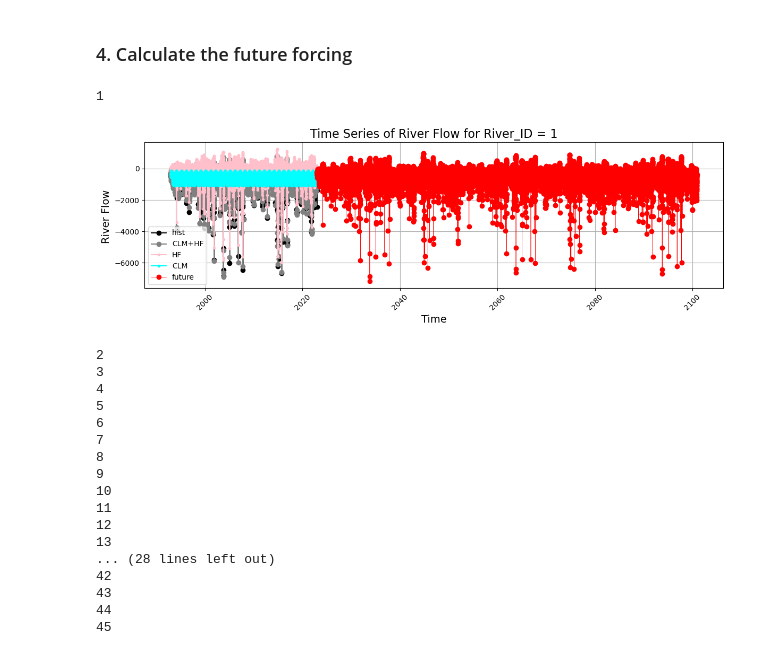
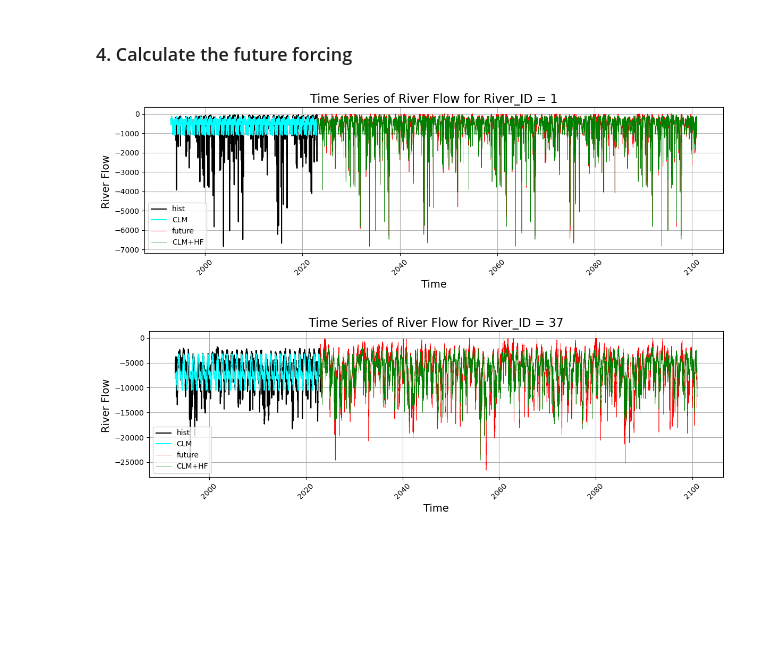
Before and after one commit to Zhu-Yifan/LO_user, a Jupyter notebook: misc/create_45_rivers_forcing_02.ipynb, the cells around one changed output. Cells and saved outputs as stored; diff of their text form; code cells hidden in the pictures; blank space fills up the shorter version.

Commit message:
river_forcing_02

```diff
--- a/misc/create_45_rivers_forcing_02.ipynb
+++ b/misc/create_45_rivers_forcing_02.ipynb
@@ -30,7 +30,7 @@ dt = xr.open_dataset(f'{in_dir}/climatology/river_flow_high_freq.nc')
 * use the time series of percentage change × (CLM_1993-2022)
 # %%
 # read daily delta_percent_change from GFDL ESM4.0
-percent = xr.open_dataset(f'{in_dir}/climatology/river_flow_percen_change_daily.nc')
+percent = xr.open_dataset(f'{in_dir}/climatology/river_flow_percent_change_daily.nc')
 # %%
 # CLM only has 366 day of year, broadcast the CLM for the whole time period,
 CLM_1993_2022 = ds['river_transport'].sel(dayofyear=dt['river_time'].dt.dayofyear)
@@ -61,48 +61,44 @@ sum_extended = sum_extended.assign_coords(time=percent.time)
 # %%
 # finally the future forcing
 fut_2023_2100 = sum_extended + delta
+# %%
+FUT_2023_2100 = fut_2023_2100.to_dataset(name="future_flow")
+SUM_extended = sum_extended.to_dataset(name="clm_hf_flow")
+future = xr.merge([FUT_2023_2100, SUM_extended])
+# %%
+# Plot the historical + future change over time
+num_river = np.size(sum['river'])
+for i in np.arange(1,num_river+1):
+    mean_future = np.mean(future['future_flow'].sel(river =i).values)
+    mask1 = (mean_future > 0) & (future['future_flow'].sel(river=i) < 0)
+    mask2 = (mean_future < 0) & (future['future_flow'].sel(river=i) > 0)
+    # Replace values where mask1 is True
+    future['future_flow'].loc[dict(river=i)] = xr.where(mask1 | mask2, future['clm_hf_flow'].sel(river=i), future['future_flow'].sel(river=i))
 # %%
-# Plot the historical + future change over time
-num_river = np.size(sum['river'])
 for i in np.arange(1,num_river+1):
-    print(i)
+    # print(i)
     plt.figure(figsize=(12, 4))
-    plt.plot(hist.river_time.values, hist['river_transport'].sel(river =i).values, marker='o',  color='k',linestyle= '-', label='hist')
-    plt.plot(sum.time.values, sum.sel(river =i), marker='o',  color='gray',linestyle= '-', label='CLM+HF')
-    plt.plot(HF_1993_2022.river_time.values, HF_1993_2022.sel(river =i), marker='.',  color='pink',linestyle= '-', label='HF')
-    plt.plot(CLM_1993_2022.river_time.values, CLM_1993_2022.sel(river =i), marker='.',  color='cyan',linestyle= '-', label='CLM')
-    plt.plot(fut_2023_2100.time.values, fut_2023_2100.sel(river =i), marker='o', color='red', linestyle= '-', linewidth=0.5, label='future')
+    plt.plot(hist.river_time.values, hist['river_transport'].sel(river =i).values, marker='o', markersize=0,  color='k',linestyle= '-', label='hist')
+    # plt.plot(sum.time.values, sum.sel(river =i), marker='o',  markersize=0, color='gray',linestyle= '-', label='CLM+HF')
+    # plt.plot(HF_1993_2022.river_time.values, HF_1993_2022.sel(river =i), marker='.', markersize=0, color='pink',linestyle= '-', label='HF')
+    plt.plot(CLM_1993_2022.river_time.values, CLM_1993_2022.sel(river =i), marker='.', markersize=0, color='cyan',linestyle= '-', label='CLM')
+    # plt.plot(fut_2023_2100.time.values, fut_2023_2100.sel(river =i), marker='o', markersize=0,color='blue', linestyle= '-', linewidth=0.5, label='future')
+    plt.plot(future.time.values, future['future_flow'].sel(river =i), marker='o', markersize=0, color='red', linestyle= '-', linewidth=0.5, label='future')
+    plt.plot(SUM_extended.time.values, SUM_extended['clm_hf_flow'].sel(river =i), marker='o', markersize=0, color='green', linestyle= '-', linewidth=0.5, label='CLM+HF')
     # Add labels and title
     plt.xlabel('Time', fontsize=14)
     plt.ylabel('River Flow ', fontsize=14)
     plt.title(f'Time Series of River Flow for River_ID = {i}', fontsize=16)
     plt.grid(True)
     plt.xticks(rotation=45)
     plt.legend(loc='best')
     plt.tight_layout()
-    ffn = f"{fig_dir}/future_river_forcing_at_River_ID={i}.png"
-    plt.savefig(ffn)
-    if i == 1:
+    # ffn = f"{fig_dir}/future_river_forcing_at_River_ID={i}.png"
+    # plt.savefig(ffn)
+    if i == 1 or i == 37:
         plt.show() # Show the plot
     else:
         plt.close()
 # %% [output]
-1
-[figure, old version]
+[figure, new version]
-2
-3
-4
-5
-6
-7
-8
-9
-10
-11
-12
-13
-... (28 lines left out)
-42
-43
-44
-45
+[figure, added]
```
Also changed, not shown: parts of 1 cell of this notebook.
